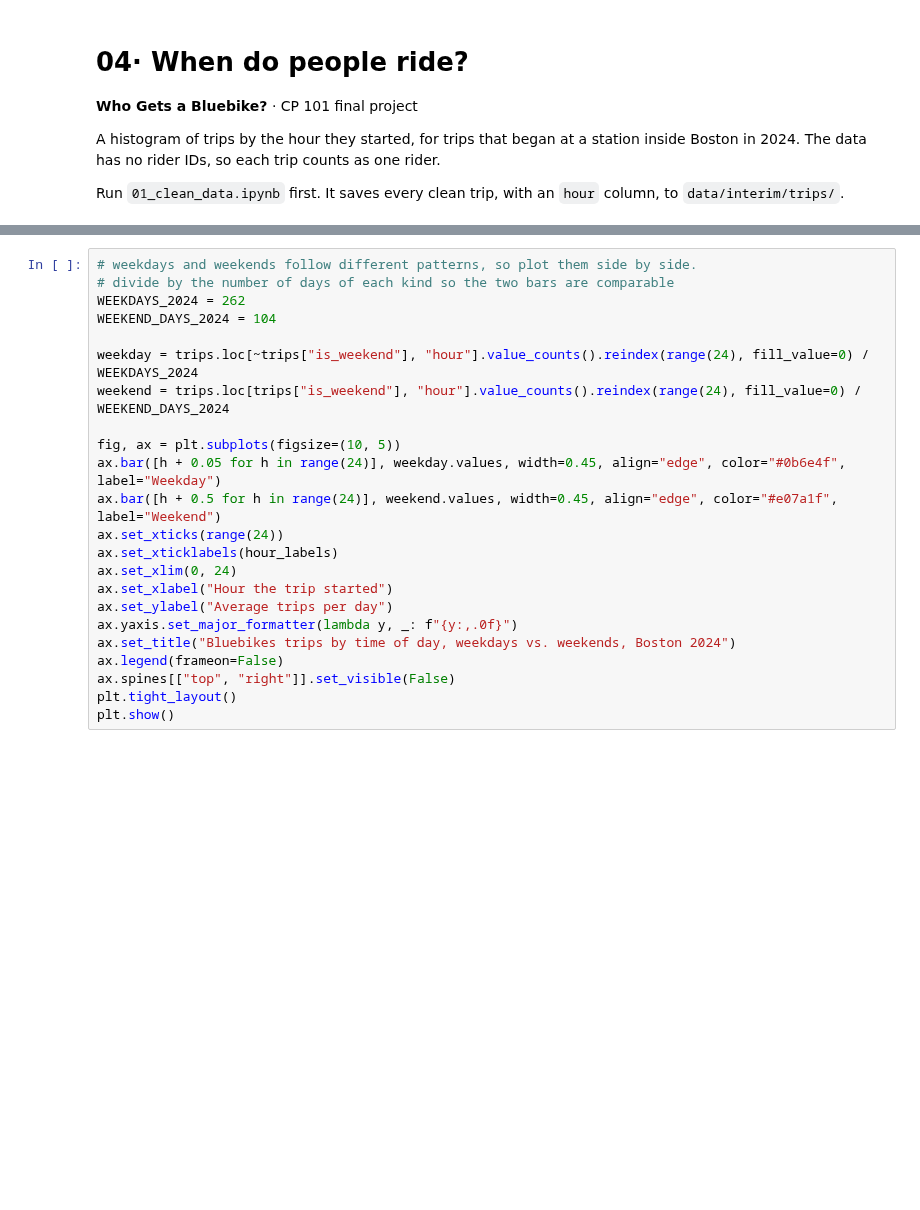
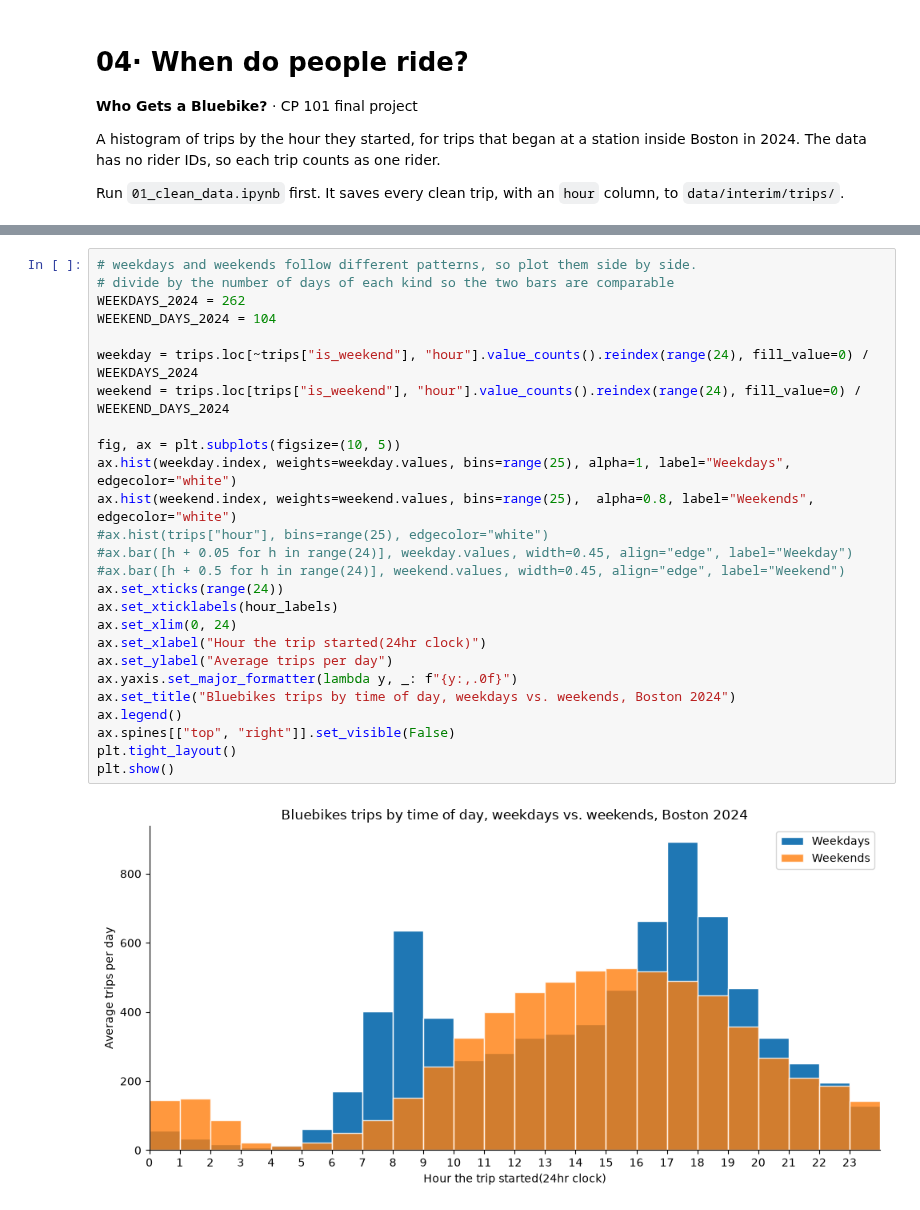
Before and after one commit to CYPLAN-101-Fall-2026-Group-23/bluebikes_equity, a Jupyter notebook: notebooks/04_time_of_day.ipynb, the cells around one changed output, grey strips where cells are left out. Saved outputs shown, nothing was run; the diff lists cells and outputs as text; blank space fills up the shorter version.

```diff
--- a/notebooks/04_time_of_day.ipynb
+++ b/notebooks/04_time_of_day.ipynb
@@ -53,23 +55,28 @@ print("busiest hour starts at", hour_labels[by_hour.idxmax()], "with", f"{by_hou
 # %%
 # weekdays and weekends follow different patterns, so plot them side by side.
 # divide by the number of days of each kind so the two bars are comparable
 WEEKDAYS_2024 = 262
 WEEKEND_DAYS_2024 = 104
 
 weekday = trips.loc[~trips["is_weekend"], "hour"].value_counts().reindex(range(24), fill_value=0) / WEEKDAYS_2024
 weekend = trips.loc[trips["is_weekend"], "hour"].value_counts().reindex(range(24), fill_value=0) / WEEKEND_DAYS_2024
 
 fig, ax = plt.subplots(figsize=(10, 5))
-ax.bar([h + 0.05 for h in range(24)], weekday.values, width=0.45, align="edge", color="#0b6e4f", label="Weekday")
-ax.bar([h + 0.5 for h in range(24)], weekend.values, width=0.45, align="edge", color="#e07a1f", label="Weekend")
+ax.hist(weekday.index, weights=weekday.values, bins=range(25), alpha=1, label="Weekdays", edgecolor="white")
+ax.hist(weekend.index, weights=weekend.values, bins=range(25),  alpha=0.8, label="Weekends", edgecolor="white")
+#ax.hist(trips["hour"], bins=range(25), edgecolor="white")
+#ax.bar([h + 0.05 for h in range(24)], weekday.values, width=0.45, align="edge", label="Weekday")
+#ax.bar([h + 0.5 for h in range(24)], weekend.values, width=0.45, align="edge", label="Weekend")
 ax.set_xticks(range(24))
 ax.set_xticklabels(hour_labels)
 ax.set_xlim(0, 24)
-ax.set_xlabel("Hour the trip started")
+ax.set_xlabel("Hour the trip started(24hr clock)")
 ax.set_ylabel("Average trips per day")
 ax.yaxis.set_major_formatter(lambda y, _: f"{y:,.0f}")
 ax.set_title("Bluebikes trips by time of day, weekdays vs. weekends, Boston 2024")
-ax.legend(frameon=False)
+ax.legend()
 ax.spines[["top", "right"]].set_visible(False)
 plt.tight_layout()
 plt.show()
+# %% [output]
+[figure, added]
```
Also changed, not shown: parts of 2 cells of this notebook, 5 other files.
